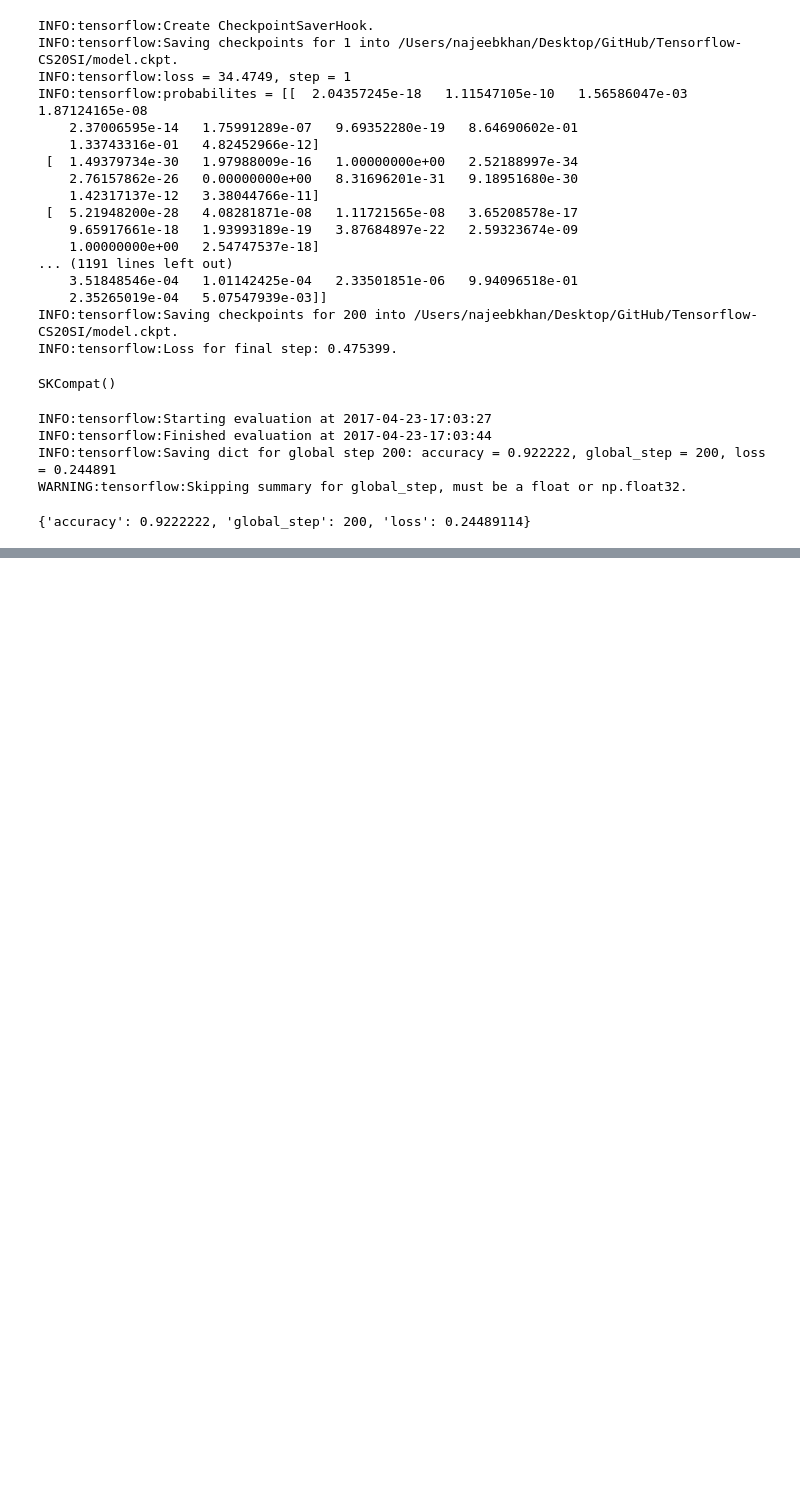
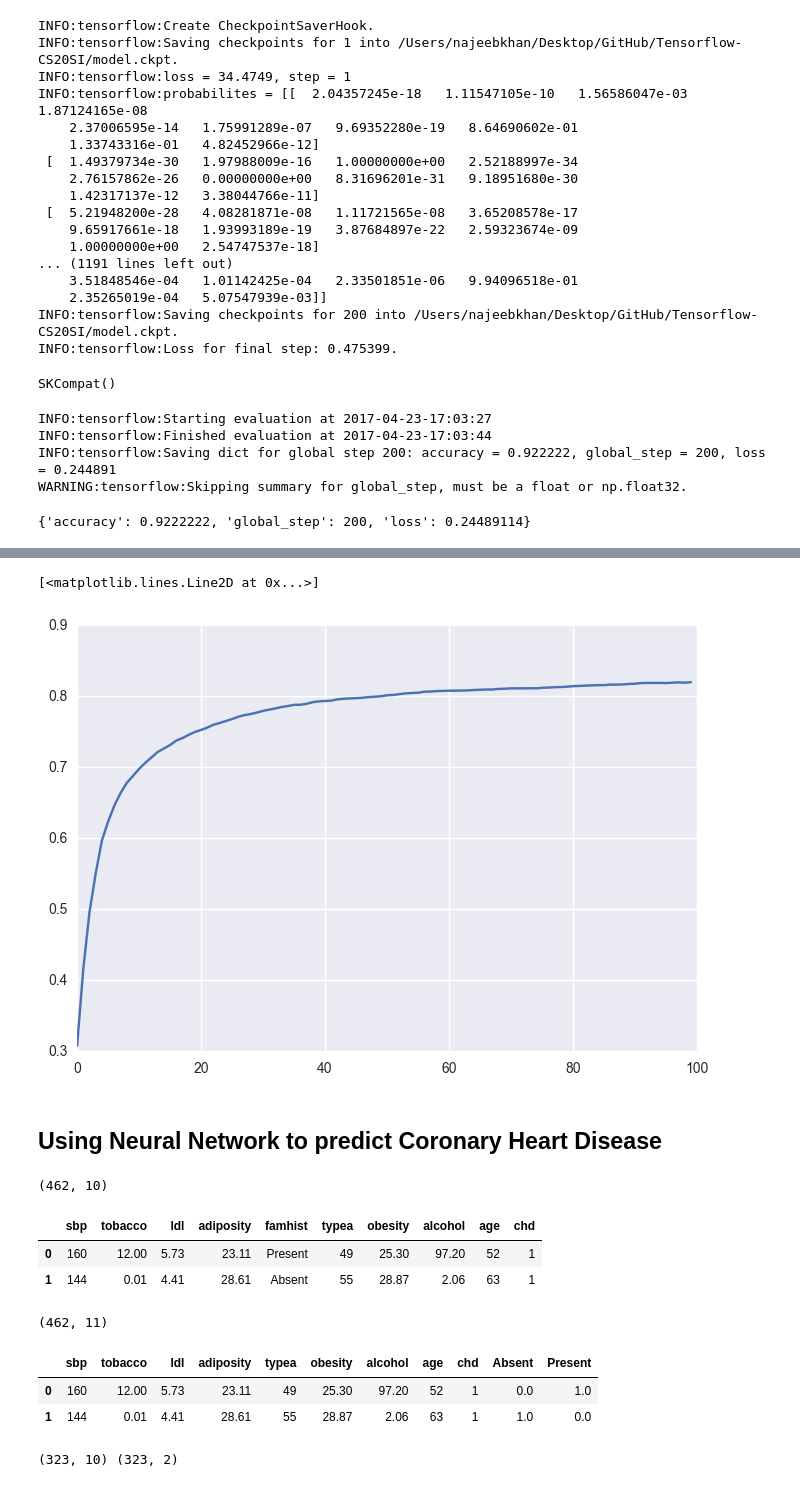
Before and after one commit to rurouni-najeeb/Tensorflow-CS20SI, a Jupyter notebook: Assignment #1.ipynb, the cells around one changed output, grey strips where cells are left out. Cells and saved outputs as stored; diff of their text form; code cells hidden in the pictures; blank space fills up the shorter version.

```diff
--- a/Assignment #1.ipynb
+++ b/Assignment #1.ipynb
@@ -401,0 +520,7 @@ WARNING:tensorflow:Skipping summary for global_step, must be a float or np.float
+# %%
+plt.plot(epoch_data['validation_acc'])
+# %% [output]
+[<matplotlib.lines.Line2D at 0x...>]
+[figure, added]
+# %% [markdown]
+## Using Neural Network to predict Coronary Heart Disease
@@ -401,0 +536,32 @@ WARNING:tensorflow:Skipping summary for global_step, must be a float or np.float
+# %%
+data = pd.read_csv('../../Dataset/heart.csv')
+print data.shape
+# %% [output]
+(462, 10)
+# %%
+data.head(2)
+# %% [output]
+|  | sbp | tobacco | ldl | adiposity | famhist | typea | obesity | alcohol | age | chd |
+| 0 | 160 | 12.00 | 5.73 | 23.11 | Present | 49 | 25.30 | 97.20 | 52 | 1 |
+| 1 | 144 | 0.01 | 4.41 | 28.61 | Absent | 55 | 28.87 | 2.06 | 63 | 1 |
+# %%
+for col in data.columns:
+    if data[col].dtype == 'object':
+        data = pd.concat([data,pd.get_dummies(data[col])],axis=1)
+        data.pop(col)
+print data.shape
+# %% [output]
+(462, 11)
+# %%
+data.head(2)
+# %% [output]
+|  | sbp | tobacco | ldl | adiposity | typea | obesity | alcohol | age | chd | Absent | Present |
+| 0 | 160 | 12.00 | 5.73 | 23.11 | 49 | 25.30 | 97.20 | 52 | 1 | 0.0 | 1.0 |
+| 1 | 144 | 0.01 | 4.41 | 28.61 | 55 | 28.87 | 2.06 | 63 | 1 | 1.0 | 0.0 |
+# %%
+label = data.pop('chd')
+from sklearn.model_selection import train_test_split
+X_train,X_test,y_train,y_test = train_test_split(data,pd.get_dummies(label),test_size=0.3,random_state=7)
+print X_train.shape,y_train.shape
+# %% [output]
+(323, 10) (323, 2)
```
Also changed, not shown: parts of 27 cells of this notebook, 21 other files.
